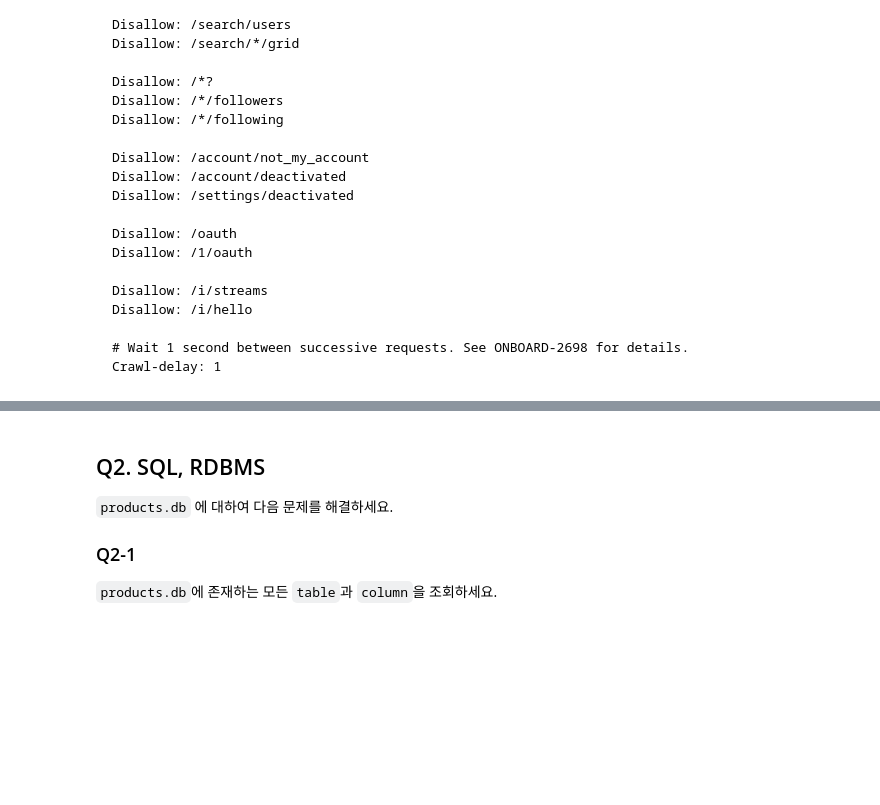
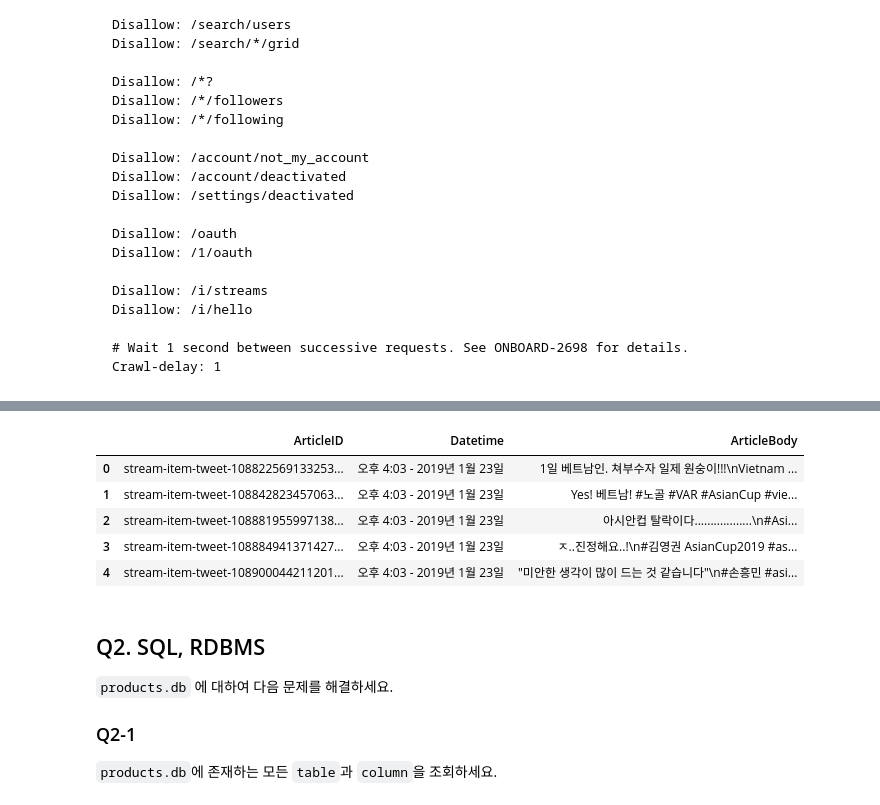
Before and after one commit to ulgoon/dses-homework, a Jupyter notebook: IkChang-Choi/VacationHomework.ipynb, the cells around one changed output, grey strips where cells are left out. Saved outputs shown, nothing was run; the diff lists cells and outputs as text; code cells hidden in the pictures; blank space fills up the shorter version.

Commit message:
edit vacationhomework.ipynb and add twit_articles.db 1. vacationhomework : #Q1-2, #Q3-1 has updated. 2. twit_articles.db has added from #Q1-2.

```diff
--- a/IkChang-Choi/VacationHomework.ipynb
+++ b/IkChang-Choi/VacationHomework.ipynb
@@ -144,0 +125,9 @@ Crawl-delay: 1
+# %%
+#Q1-2 (190127)
+# launch ch_driver
+ch_driver = webdriver.Chrome("../../../chromedriver.exe")
+ch_driver.implicitly_wait(5)
+
+# set url and move to webpage
+url = "https://twitter.com/search?q=%23asiancup"
+ch_driver.get(url)
@@ -144,0 +142,5 @@ Crawl-delay: 1
+# %%
+# get tweet articles : ol id="stream-items-id" > li class="js-stream-item stream-item stream-item"
+ol_elem = ch_driver.find_element_by_id("stream-items-id")
+li_list = ol_elem.find_elements_by_xpath("//*[contains(@id, 'stream-item-tweet')]")
+len(li_list)
@@ -144,0 +149,7 @@ Crawl-delay: 1
+# %%
+# add tuple of (article_id, date, article_body) to result
+result = []
+for li in li_list:
+#     result.append((li.get_attribute('id'), li.find_element_by_class_name('time').text, li.find_element_by_tag_name("p").text))
+    result.append((li.get_attribute('id'), li.find_element_by_xpath("//div/div[2]/div[1]/small/a").get_attribute("data-original-title"), li.find_element_by_tag_name("p").text))
+result[:5]
@@ -145,3 +172,30 @@ Crawl-delay: 1
+# %%
+# insert data into db (twit_articles.db)
+con = lite.connect("twit_articles.db")
+
+query_create_table = """
+CREATE TABLE IF NOT EXISTS
+twitter_asiancup
+("ArticleID" TEXT PRIMARY KEY ON CONFLICT REPLACE NOT NULL,
+"Datetime" TEXT,
+"ArticleBody" TEXT);
+"""
+
+query_for_insert_data = "INSERT INTO twitter_asiancup VALUES(?,?,?);"
+
+with con:
+    cur = con.cursor()
+    cur.execute(query_create_table)
+    for row in result:
+        cur.execute(query_for_insert_data,row)
+pd.read_sql("SELECT * FROM twitter_asiancup;", con).head()
+# %% [output]
+|  | ArticleID | Datetime | ArticleBody |
+| 0 | stream-item-tweet-108822569133253... | 오후 4:03 - 2019년 1월 23일 | 1일 베트남인. 쳐부수자 일제 원숭이!!!\nVietnam ... |
+| 1 | stream-item-tweet-108842823457063... | 오후 4:03 - 2019년 1월 23일 | Yes! 베트남! #노골 #VAR #AsianCup #vie... |
+| 2 | stream-item-tweet-108881955997138... | 오후 4:03 - 2019년 1월 23일 | 아시안컵 탈락이다..................\n#Asi... |
+| 3 | stream-item-tweet-108884941371427... | 오후 4:03 - 2019년 1월 23일 | ㅈ..진정해요..!\n#김영권 AsianCup2019 #as... |
+| 4 | stream-item-tweet-108900044211201... | 오후 4:03 - 2019년 1월 23일 | "미안한 생각이 많이 드는 것 같습니다"\n#손흥민 #asi... |
 # %% [markdown]
 ## Q2. SQL, RDBMS
 
```
Also changed, not shown: parts of 17 cells of this notebook, 1 other file.
